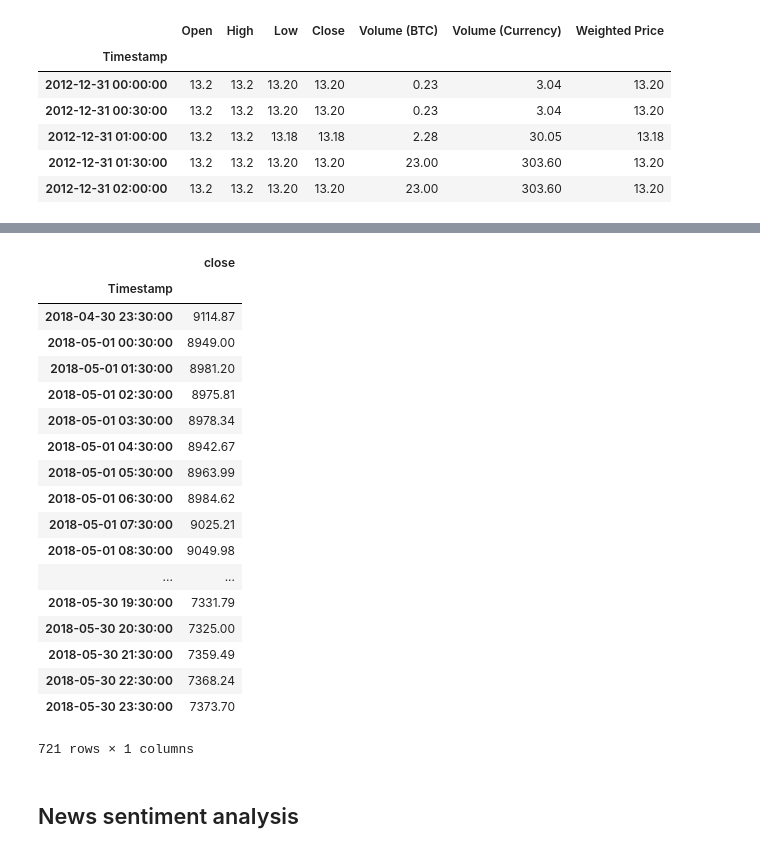
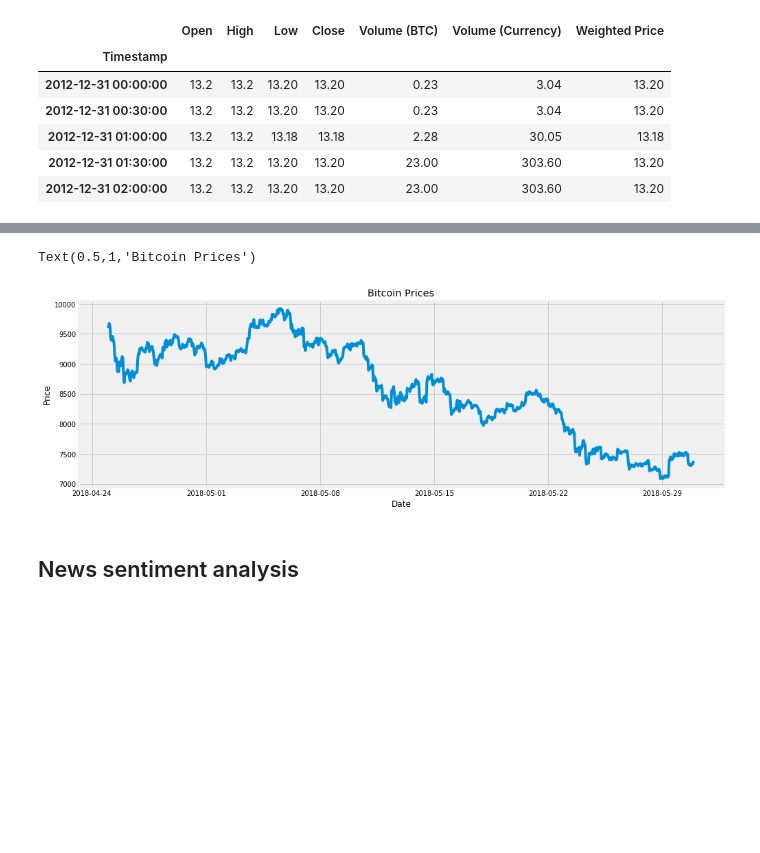
Before and after one commit to cchopade/crypto_hackathon, a Jupyter notebook: bitcoin_fgi.ipynb, the cells around one changed output, grey strips where cells are left out. Drawn from its saved outputs; the diff is of its cells as text; code cells hidden in the pictures; blank space fills up the shorter version.

```diff
--- a/bitcoin_fgi.ipynb
+++ b/bitcoin_fgi.ipynb
@@ -85,26 +87,21 @@ Text(0.5,1,'Bitcoin Prices')
-# %%
-dfh  = pd.DataFrame()
-dfh['close'] = df2.Close.resample('60Min', base = 30).last()
-# %% [output]
-|  | close |
-| Timestamp |  |
-| 2018-04-30 23:30:00 | 9114.87 |
-| 2018-05-01 00:30:00 | 8949.00 |
-| 2018-05-01 01:30:00 | 8981.20 |
-| 2018-05-01 02:30:00 | 8975.81 |
-| 2018-05-01 03:30:00 | 8978.34 |
-| 2018-05-01 04:30:00 | 8942.67 |
-| 2018-05-01 05:30:00 | 8963.99 |
-| 2018-05-01 06:30:00 | 8984.62 |
-| 2018-05-01 07:30:00 | 9025.21 |
-| 2018-05-01 08:30:00 | 9049.98 |
-| ... | ... |
-| 2018-05-30 19:30:00 | 7331.79 |
-| 2018-05-30 20:30:00 | 7325.00 |
-| 2018-05-30 21:30:00 | 7359.49 |
-| 2018-05-30 22:30:00 | 7368.24 |
-| 2018-05-30 23:30:00 | 7373.70 |
-721 rows × 1 columns
+# %%
+dfh  = pd.DataFrame()
+dfh['open'] = df2.Open.resample('60Min', base = 30).last()
+dfh['high'] = df2.High.resample('60Min', base = 30).last()
+dfh['low'] = df2.Low.resample('60Min', base = 30).last()
+dfh['close'] = df2.Close.resample('60Min', base = 30).last()
+dfh['volume_btc'] = df2['Volume (BTC)'].resample('60Min', base = 30).last()
+dfh['volume_currency'] = df2['Volume (Currency)'].resample('60Min', base = 30).last()
+dfh['wtd_price'] = df2['Weighted Price'].resample('60Min', base = 30).last()
+# %%
+plt.figure(figsize=(15,5))
+plt.plot(dfh.index, dfh.close)
+plt.xlabel('Date')
+plt.ylabel('Price')
+plt.title('Bitcoin Prices')
+# %% [output]
+Text(0.5,1,'Bitcoin Prices')
+[figure, added]
 # %% [markdown]
 ## News sentiment analysis
 # %%
```
Also changed, not shown: parts of 4 cells of this notebook, 2 other files.
